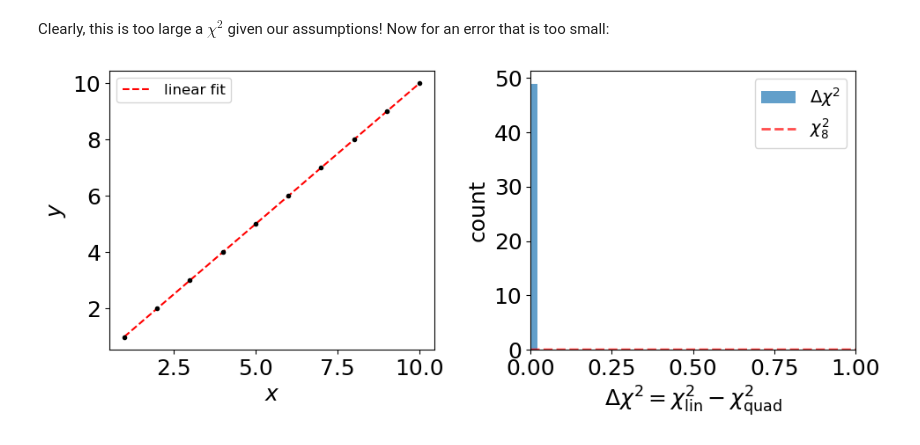
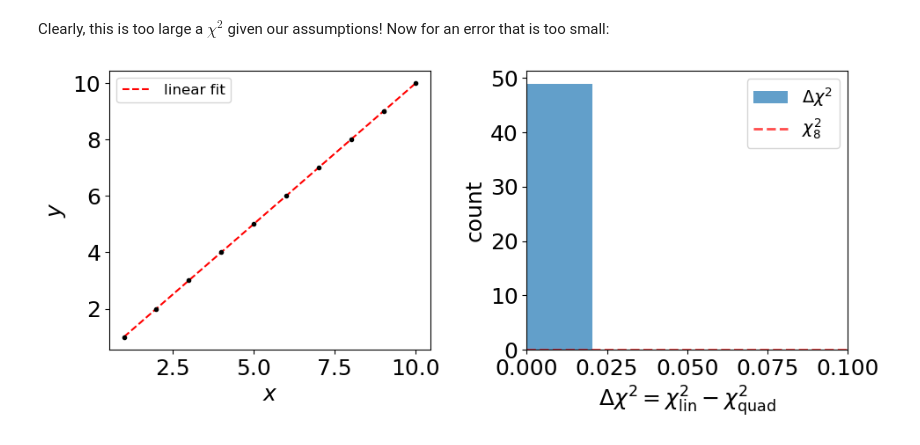
Before and after one commit to aidanwmw/PHYS403, a Jupyter notebook: homework/hw2.ipynb, the cells around one changed output. Cells and saved outputs as stored; diff of their text form; code cells hidden in the pictures.

```diff
--- a/homework/hw2.ipynb
+++ b/homework/hw2.ipynb
@@ -283,36 +334,36 @@ for i in trange(0, Nmc):
 
     resl = minimize(chi2l, [1, 0], args=(x,y,sigma_y), method='BFGS')
 
     if resl.success:
         lchi2.append(resl.fun)
 
 fig, (ax1, ax2) = plt.subplots(1,2, figsize=(10,4.5), tight_layout=True)
 
 ax1.errorbar(x, y, yerr=sigma_y, fmt='.', color='k')
 ax1.plot(x, x, 'r--', label='linear fit')
 
 ax1.set(xlabel='$x$', ylabel='$y$')
 ax1.legend(fontsize=12)
 
 # Histogram the delta-chi2 values.
 dmin = np.floor(np.min(lchi2))
 dmax = np.ceil(np.max(lchi2))
 ax2.hist(lchi2, bins=np.linspace(dmin, dmax, 50),
          alpha=0.7, density=True, label=r'$\Delta\chi^2$')
 
-# Plot the chi2 function with 1 DOF.
+# Plot the chi2 function with 8 DOF.
 df = 8
 _x = np.linspace(dmin, dmax, 100)
 rv = chi2(df)
 ax2.plot(_x, rv.pdf(_x), color='r', alpha=0.7, ls='--', lw=2, label=rf'$\chi^2_{df}$')
 
 ax2.set(xlabel=r'$\Delta\chi^2=\chi^2_{\mathrm{lin}}-\chi^2_{\mathrm{quad}}$',
-        xlim=(dmin, dmax),
+        xlim=(0, 0.1),
         ylabel='count')
 
 ax2.legend(fontsize=14);
 # %% [output]
-[figure, old version]
+[figure, new version]
 # %%
 print(np.mean(lchi2), np.std(lchi2)**2)
 # %% [output]
```
Also changed, not shown: parts of 14 cells of this notebook, 1 other file.
